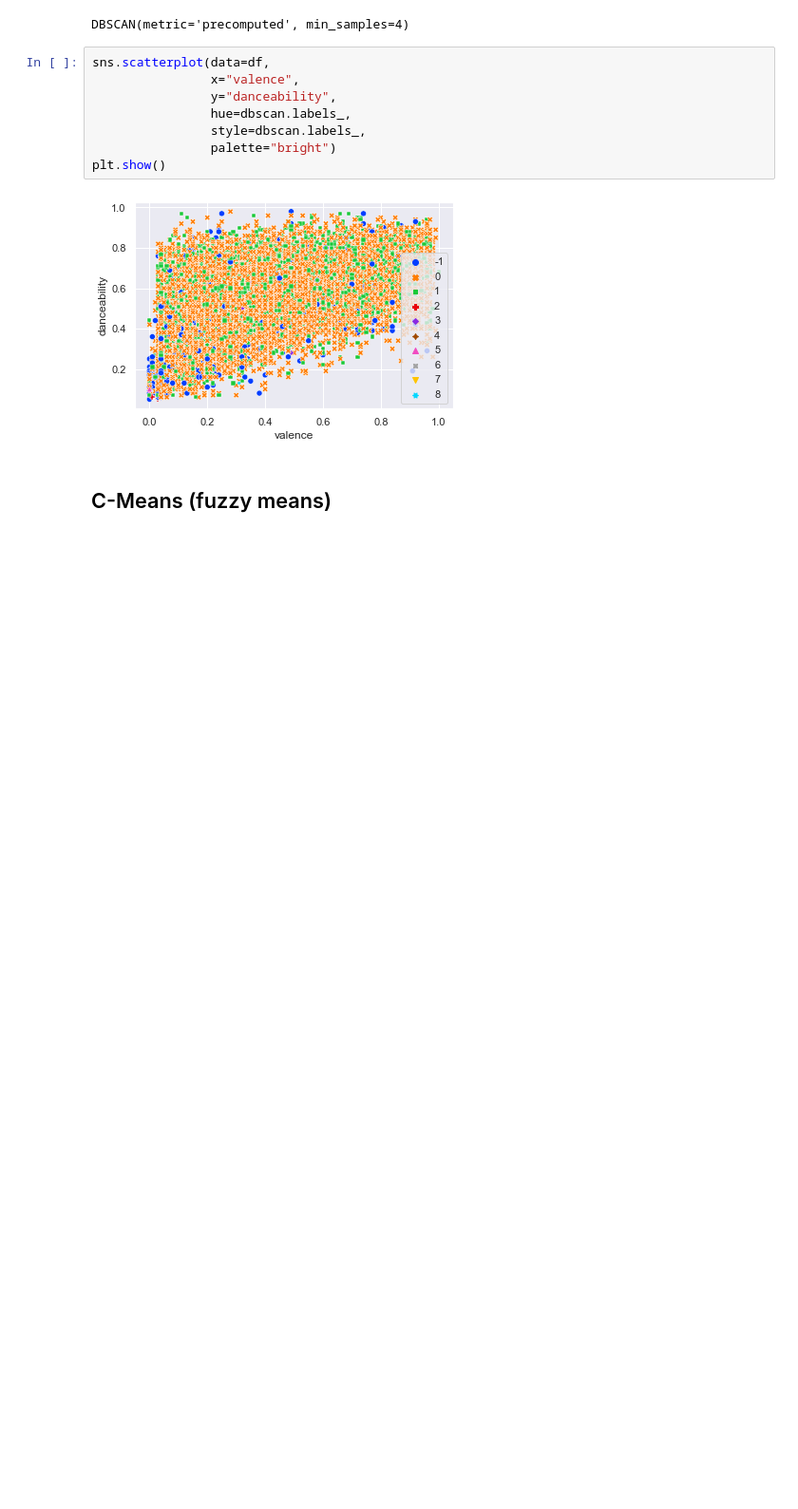
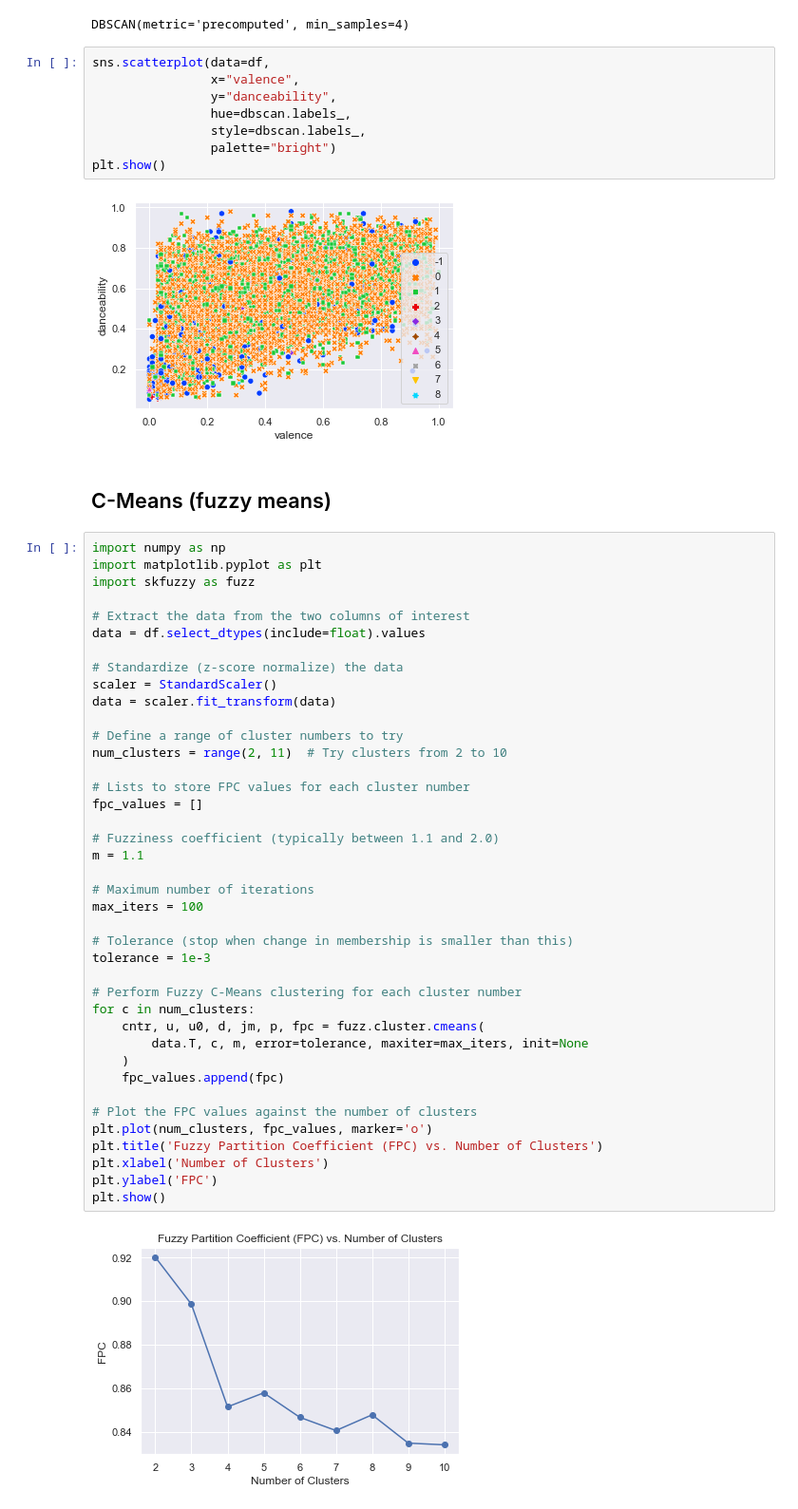
Before and after one commit to Bakko000/Data-Mining, a Jupyter notebook: dataset (missing + split)/prova2clustering.ipynb, the cells around one changed output. Shown at 95% size. Cells and saved outputs as stored; diff of their text form; blank space fills up the shorter version.

```diff
--- a/dataset (missing + split)/prova2clustering.ipynb
+++ b/dataset (missing + split)/prova2clustering.ipynb
@@ -98,3 +95,45 @@ plt.show()
 [figure]
 # %% [markdown]
 ## C-Means (fuzzy means)
+# %%
+import numpy as np
+import matplotlib.pyplot as plt
+import skfuzzy as fuzz
+
+# Extract the data from the two columns of interest
+data = df.select_dtypes(include=float).values
+
+# Standardize (z-score normalize) the data
+scaler = StandardScaler()
+data = scaler.fit_transform(data)
+
+# Define a range of cluster numbers to try
+num_clusters = range(2, 11)  # Try clusters from 2 to 10
+
+# Lists to store FPC values for each cluster number
+fpc_values = []
+
+# Fuzziness coefficient (typically between 1.1 and 2.0)
+m = 1.1
+
+# Maximum number of iterations
+max_iters = 100
+
+# Tolerance (stop when change in membership is smaller than this)
+tolerance = 1e-3
+
+# Perform Fuzzy C-Means clustering for each cluster number
+for c in num_clusters:
+    cntr, u, u0, d, jm, p, fpc = fuzz.cluster.cmeans(
+        data.T, c, m, error=tolerance, maxiter=max_iters, init=None
+    )
+    fpc_values.append(fpc)
+
+# Plot the FPC values against the number of clusters
+plt.plot(num_clusters, fpc_values, marker='o')
+plt.title('Fuzzy Partition Coefficient (FPC) vs. Number of Clusters')
+plt.xlabel('Number of Clusters')
+plt.ylabel('FPC')
+plt.show()
+# %% [output]
+[figure, added]
```
Also changed, not shown: parts of 18 cells of this notebook.
